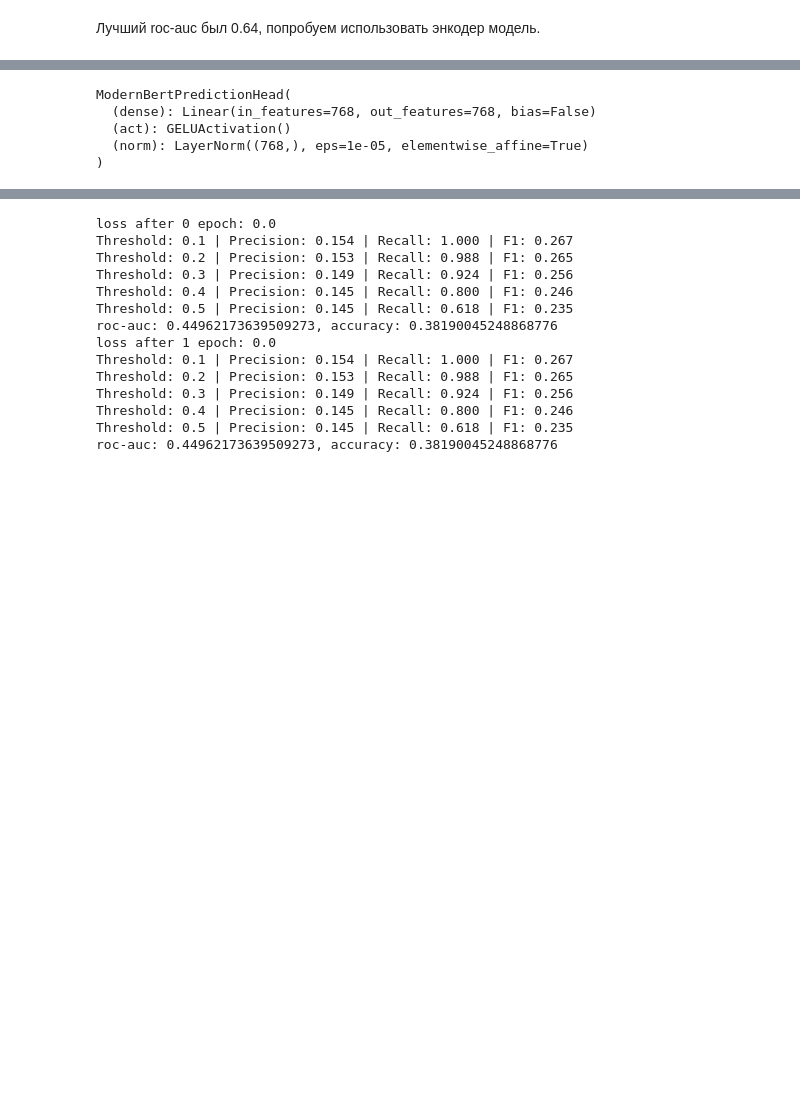
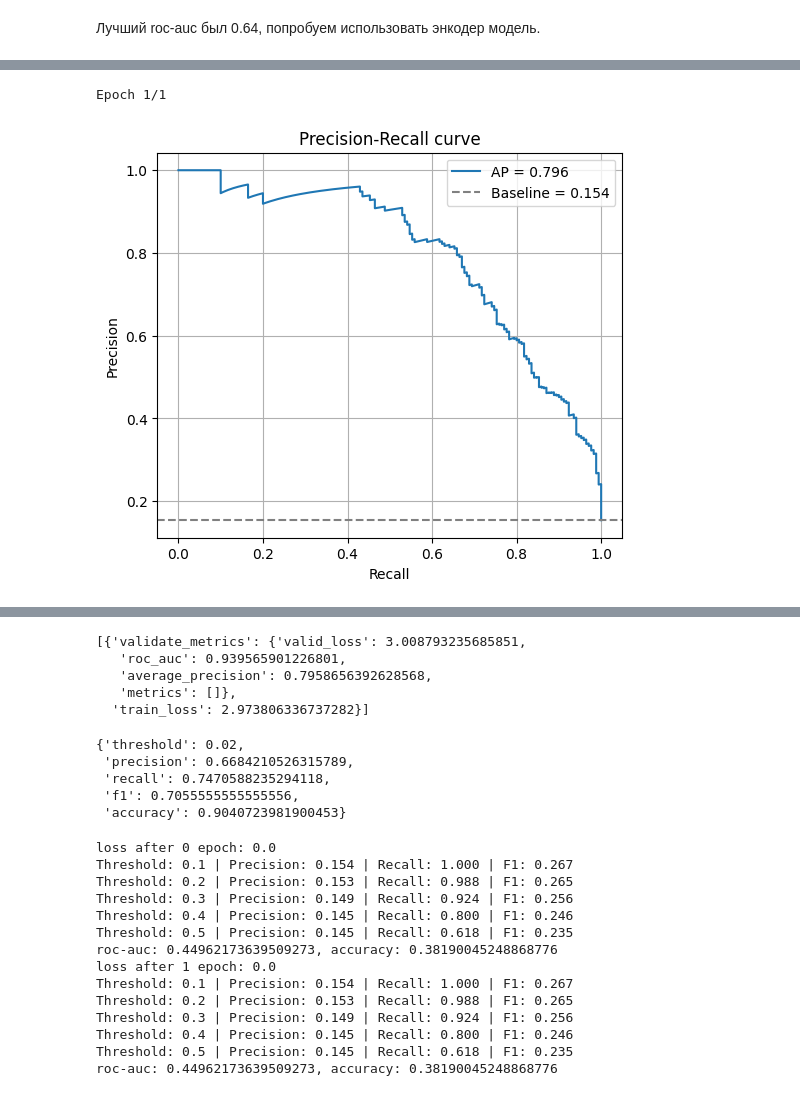
Before and after one commit to ydlawqq/SuicideDetection, a Jupyter notebook: suicide_detection.ipynb, the cells around one changed output, grey strips where cells are left out. Cells and saved outputs as stored; diff of their text form; code cells hidden in the pictures; blank space fills up the shorter version.

```diff
--- a/suicide_detection.ipynb
+++ b/suicide_detection.ipynb
@@ -451,11 +455,9 @@ class EncoderDataset(Dataset):
 
         }
 # %%
-device = torch.device("cuda" if torch.cuda.is_available() else "cpu")
-
 model_id = "clapAI/modernBERT-base-multilingual-sentiment"
 
 tokenizer = AutoTokenizer.from_pretrained(model_id)
-model = AutoModelForSequenceClassification.from_pretrained(model_id, torch_dtype=torch.float16, num_labels=1, ignore_mismatched_sizes=True, problem_type='multi_label_classification')
+model = AutoModelForSequenceClassification.from_pretrained(model_id, torch_dtype=torch.float32, num_labels=1, ignore_mismatched_sizes=True, problem_type='multi_label_classification')
 pad_token_id = tokenizer.pad_token_id
 data_collator = DataCollatorWithPadding(tokenizer=tokenizer)
@@ -464,8 +475,7 @@ t_d = EncoderDataset(X_train['text'], tokenizer=tokenizer, labels=y_train)
 # %%
 encoder_train_ds = EncoderDataset(X_train['text'], labels=y_train, tokenizer=tokenizer)
 encoder_valid_ds = EncoderDataset(X_train['text'], labels=y_valid, tokenizer=tokenizer)
+encoder_train_loader = DataLoader(encoder_train_ds, collate_fn=data_collator, batch_size=4, shuffle=True) #sampler=sampler)
+encoder_valid_loader = DataLoader(encoder_valid_ds, collate_fn=data_collator, batch_size=4)
-# %%
-encoder_train_loader = DataLoader(encoder_train_ds, collate_fn=data_collator, batch_size=4, sampler=sampler)
-encoder_valid_loader = DataLoader(encoder_valid_ds, collate_fn=data_collator, batch_size=4)
 # %%
 optimizer = torch.optim.AdamW(model.parameters(), lr=1e-5, eps=1e-8, weight_decay=0.01)
@@ -487,8 +489,0 @@ for param in model.parameters():
-# %%
-for param in model.head.parameters():
-# %% [output]
-ModernBertPredictionHead(
-  (dense): Linear(in_features=768, out_features=768, bias=False)
-  (act): GELUActivation()
-  (norm): LayerNorm((768,), eps=1e-05, elementwise_affine=True)
-)
@@ -494,0 +729,8 @@ ModernBertPredictionHead(
+# %%
+trainer = MyTrainer(model=model, name='Test', log_file='Test.log',criterion=torch.nn.BCEWithLogitsLoss(pos_weight=pos_weight), scheduler=scheduler,
+                    valid_loader=encoder_valid_loader, train_loader=encoder_valid_loader,test_loader=encoder_valid_loader, optimizer=optimizer, device=device)
+# %%
+trainer.fit(epochs=1)
+# %% [output]
+Epoch 1/1
+[figure, added]
@@ -495,2 +739,15 @@ ModernBertPredictionHead(
+[{'validate_metrics': {'valid_loss': 3.008793235685851,
+   'roc_auc': 0.939565901226801,
+   'average_precision': 0.7958656392628568,
+   'metrics': []},
+  'train_loss': 2.973806336737282}]
+# %%
+trainer.run_test(0.02)
+# %% [output]
+{'threshold': 0.02,
+ 'precision': 0.6684210526315789,
+ 'recall': 0.7470588235294118,
+ 'f1': 0.7055555555555556,
+ 'accuracy': 0.9040723981900453}
 # %%
 model.to(device)
```
Also changed, not shown: parts of 36 cells of this notebook.
